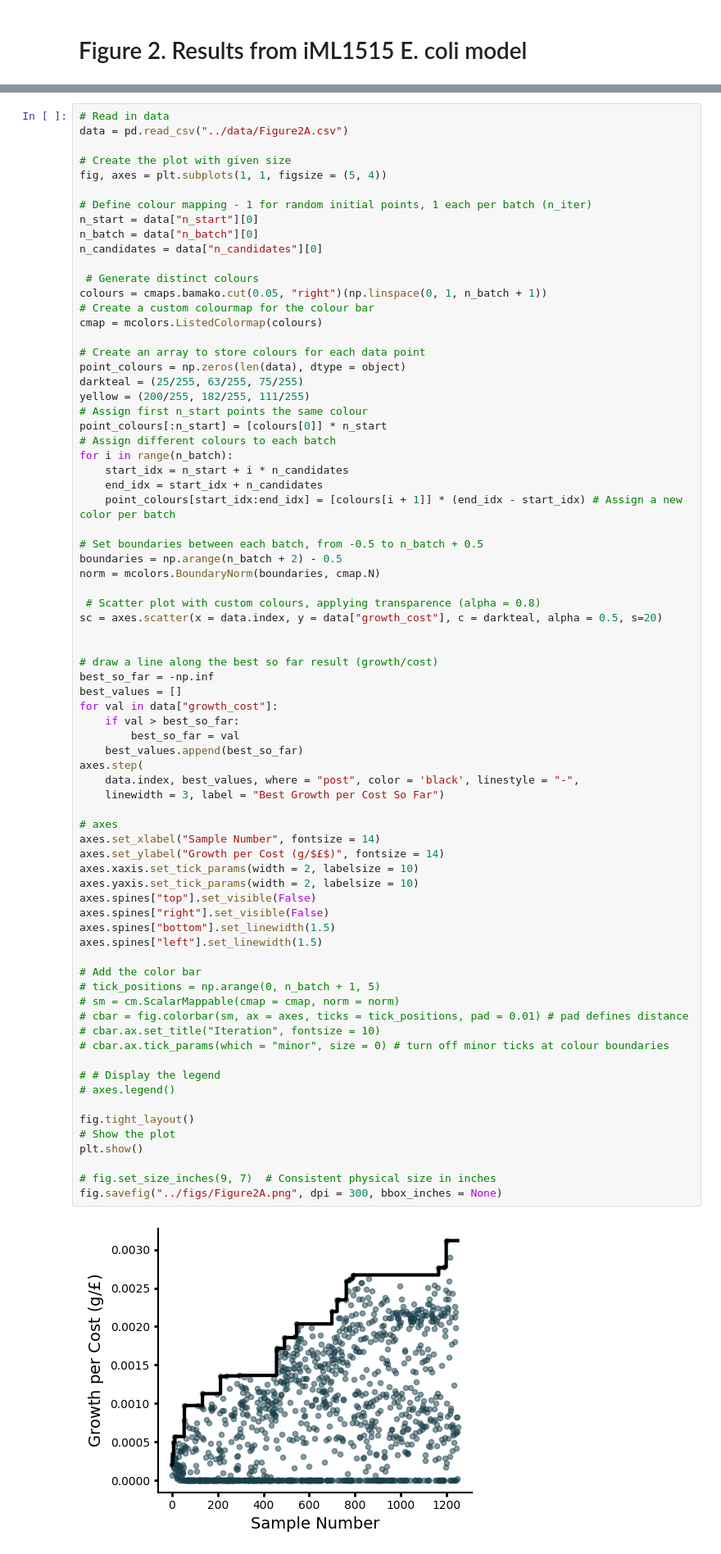
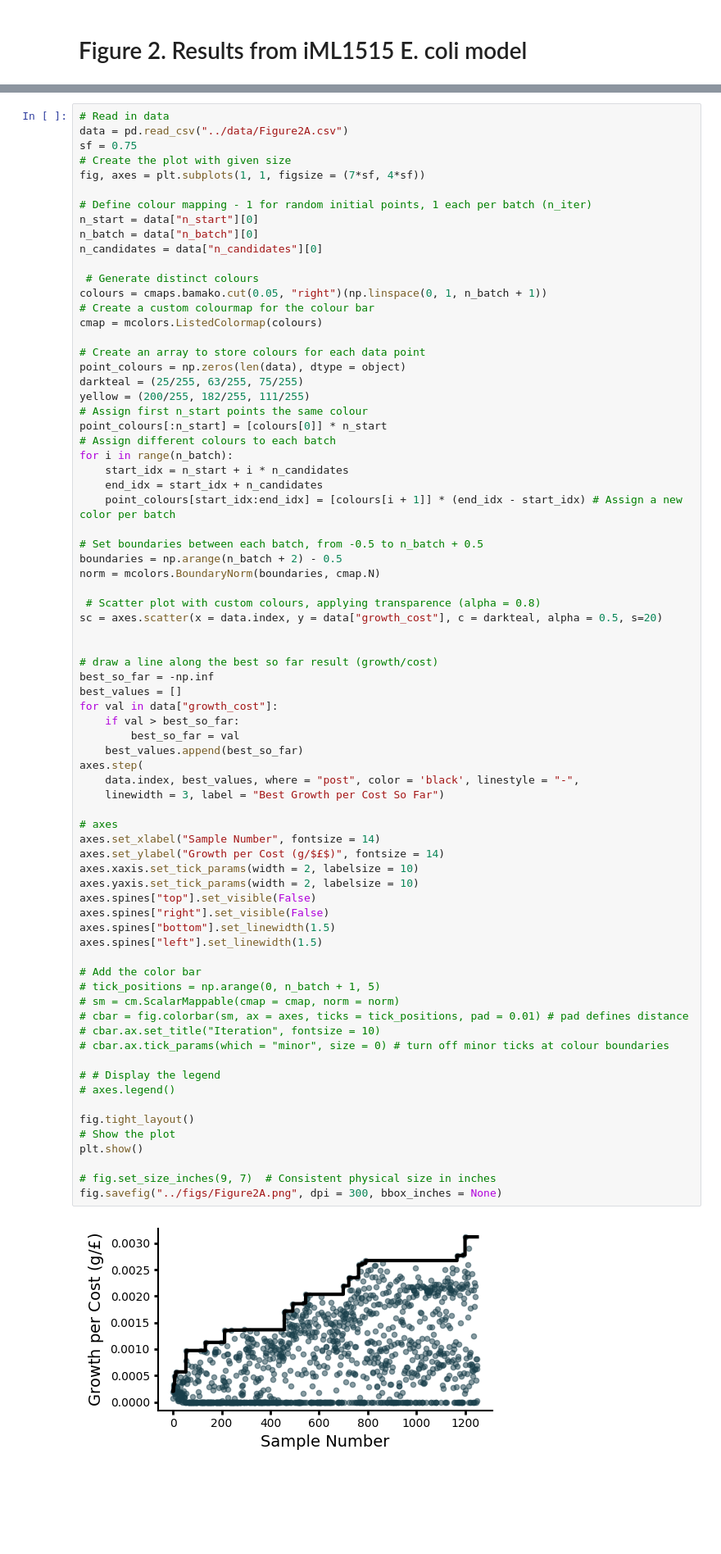
Before and after one commit to cjmerzbacher/mobo-medium-conditions, a Jupyter notebook: analysis/fig2.ipynb, the cells around one changed output, grey strips where cells are left out. Shown at 82% size. Drawn from its saved outputs; the diff is of its cells as text; blank space fills up the shorter version.

Commit message:
Figure edits 1

```diff
--- a/analysis/fig2.ipynb
+++ b/analysis/fig2.ipynb
@@ -20,9 +123,9 @@ from scipy.interpolate import griddata
 # %%
 # Read in data
 data = pd.read_csv("../data/Figure2A.csv")
-
+sf = 0.75
 # Create the plot with given size
-fig, axes = plt.subplots(1, 1, figsize = (5, 4))
+fig, axes = plt.subplots(1, 1, figsize = (7*sf, 4*sf))
 
 # Define colour mapping - 1 for random initial points, 1 each per batch (n_iter)
 n_start = data["n_start"][0]
@@ -65,31 +168,31 @@ axes.step(
     data.index, best_values, where = "post", color = 'black', linestyle = "-",
     linewidth = 3, label = "Best Growth per Cost So Far")
 
 # axes
 axes.set_xlabel("Sample Number", fontsize = 14)
 axes.set_ylabel("Growth per Cost (g/$£$)", fontsize = 14)
 axes.xaxis.set_tick_params(width = 2, labelsize = 10)
 axes.yaxis.set_tick_params(width = 2, labelsize = 10)
 axes.spines["top"].set_visible(False)
 axes.spines["right"].set_visible(False)
 axes.spines["bottom"].set_linewidth(1.5)
 axes.spines["left"].set_linewidth(1.5)
 
 # Add the color bar
 # tick_positions = np.arange(0, n_batch + 1, 5)
 # sm = cm.ScalarMappable(cmap = cmap, norm = norm)
 # cbar = fig.colorbar(sm, ax = axes, ticks = tick_positions, pad = 0.01) # pad defines distance
 # cbar.ax.set_title("Iteration", fontsize = 10)
 # cbar.ax.tick_params(which = "minor", size = 0) # turn off minor ticks at colour boundaries
 
 # # Display the legend
 # axes.legend()
 
 fig.tight_layout()
 # Show the plot
 plt.show()
 
 # fig.set_size_inches(9, 7)  # Consistent physical size in inches
 fig.savefig("../figs/Figure2A.png", dpi = 300, bbox_inches = None)
 # %% [output]
-[figure, old version]
+[figure, new version]
```
Also changed, not shown: parts of 7 cells of this notebook, 6 other files.
